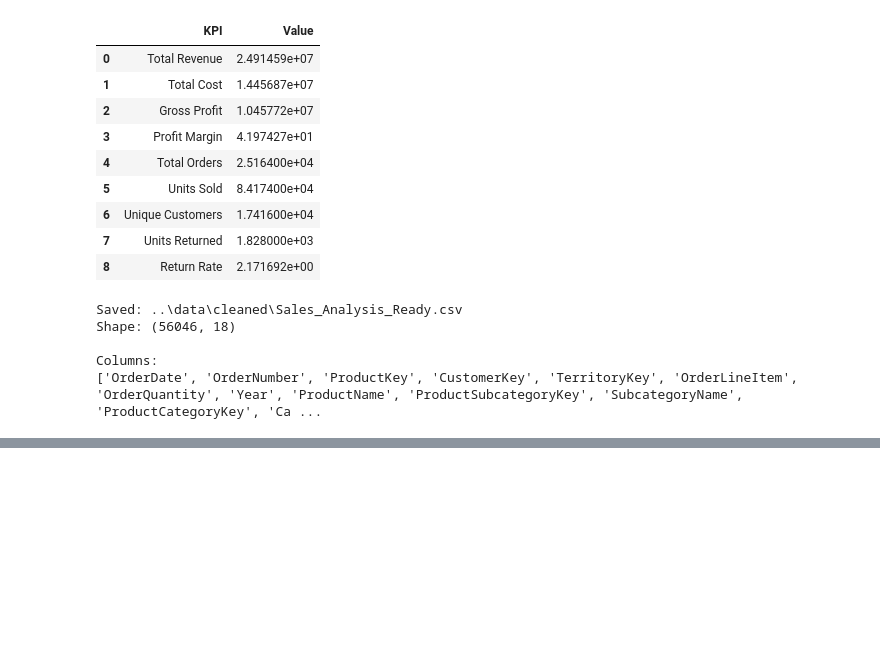
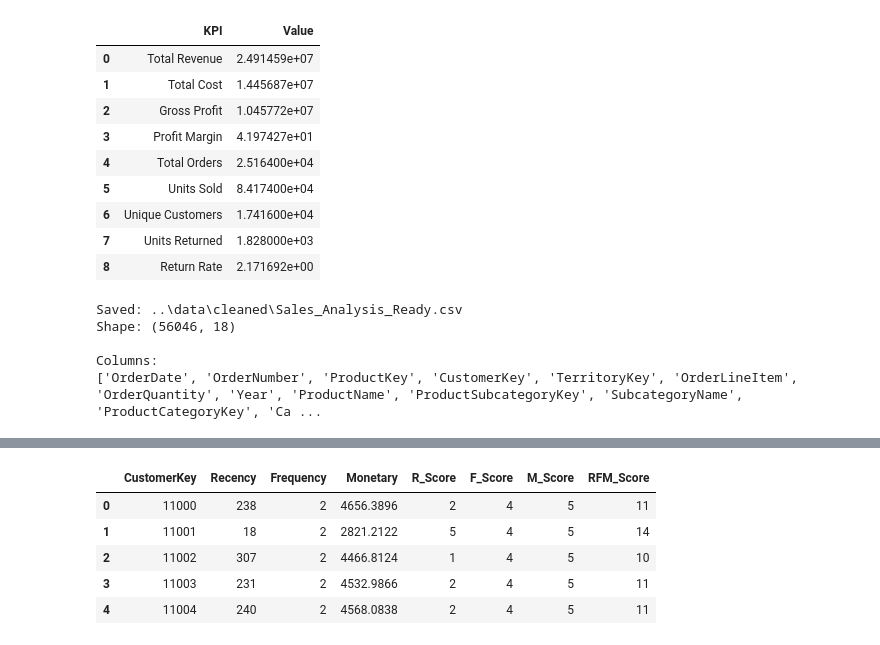
Before and after one commit to tejashg1220-pixel/AdventureWorks-Analytics, a Jupyter notebook: notebooks/01_Data_Profiling.ipynb, the cells around one changed output, grey strips where cells are left out. Saved outputs shown, nothing was run; the diff lists cells and outputs as text; code cells hidden in the pictures; blank space fills up the shorter version.

```diff
--- a/notebooks/01_Data_Profiling.ipynb
+++ b/notebooks/01_Data_Profiling.ipynb
@@ -4564,0 +4617,43 @@ Columns:
+# %%
+# RFM Analysis - Step 2
+# Create Recency, Frequency and Monetary scores
+
+# Recency:
+# Lower recency is better, so the scoring is reversed.
+rfm["R_Score"] = pd.qcut(
+    rfm["Recency"],
+    5,
+    labels=[5, 4, 3, 2, 1]
+).astype(int)
+
+# Frequency:
+# Higher frequency is better.
+rfm["F_Score"] = pd.qcut(
+    rfm["Frequency"].rank(method="first"),
+    5,
+    labels=[1, 2, 3, 4, 5]
+).astype(int)
+
+# Monetary:
+# Higher monetary value is better.
+rfm["M_Score"] = pd.qcut(
+    rfm["Monetary"].rank(method="first"),
+    5,
+    labels=[1, 2, 3, 4, 5]
+).astype(int)
+
+# Combined RFM score
+rfm["RFM_Score"] = (
+    rfm["R_Score"]
+    + rfm["F_Score"]
+    + rfm["M_Score"]
+)
+
+rfm.head()
+# %% [output]
+|  | CustomerKey | Recency | Frequency | Monetary | R_Score | F_Score | M_Score | RFM_Score |
+| 0 | 11000 | 238 | 2 | 4656.3896 | 2 | 4 | 5 | 11 |
+| 1 | 11001 | 18 | 2 | 2821.2122 | 5 | 4 | 5 | 14 |
+| 2 | 11002 | 307 | 2 | 4466.8124 | 1 | 4 | 5 | 10 |
+| 3 | 11003 | 231 | 2 | 4532.9866 | 2 | 4 | 5 | 11 |
+| 4 | 11004 | 240 | 2 | 4568.0838 | 2 | 4 | 5 | 11 |
```
Also changed, not shown: parts of 7 cells of this notebook, 3 other files.
